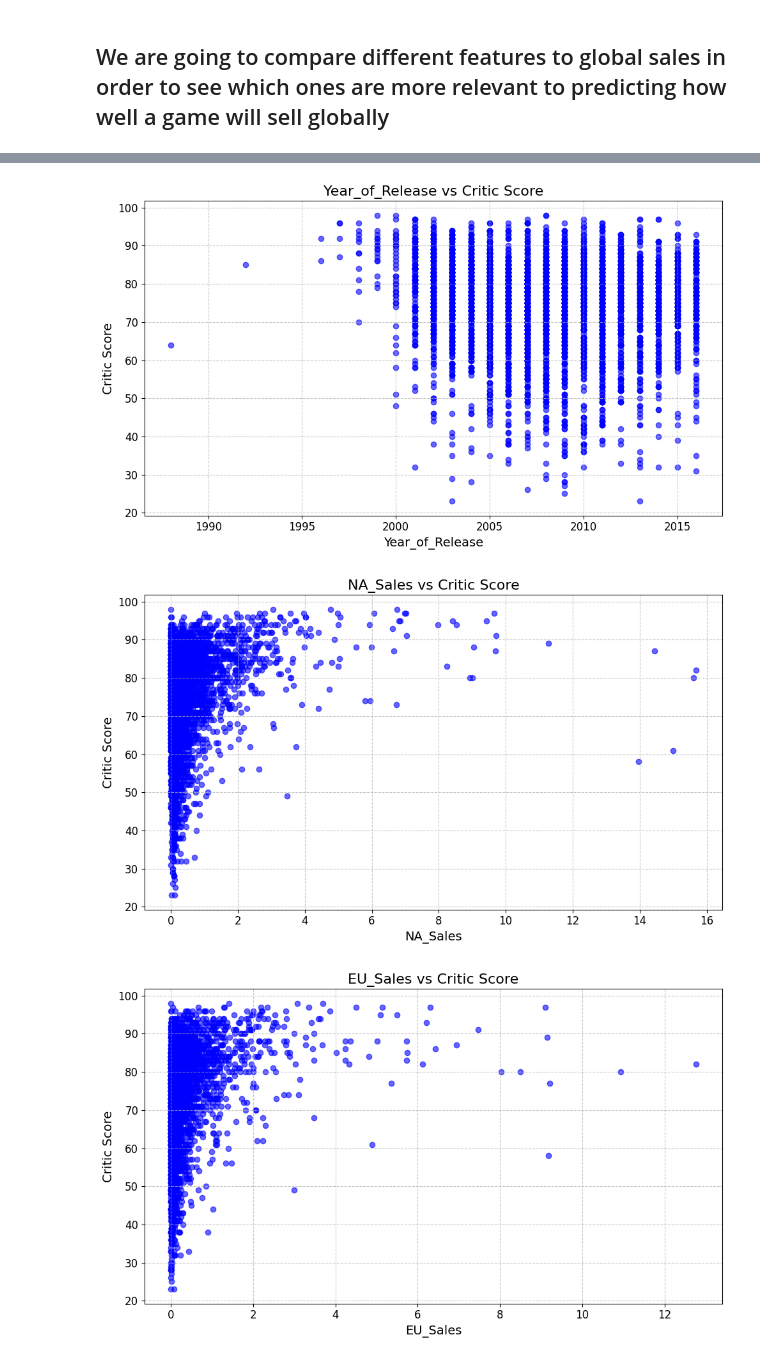
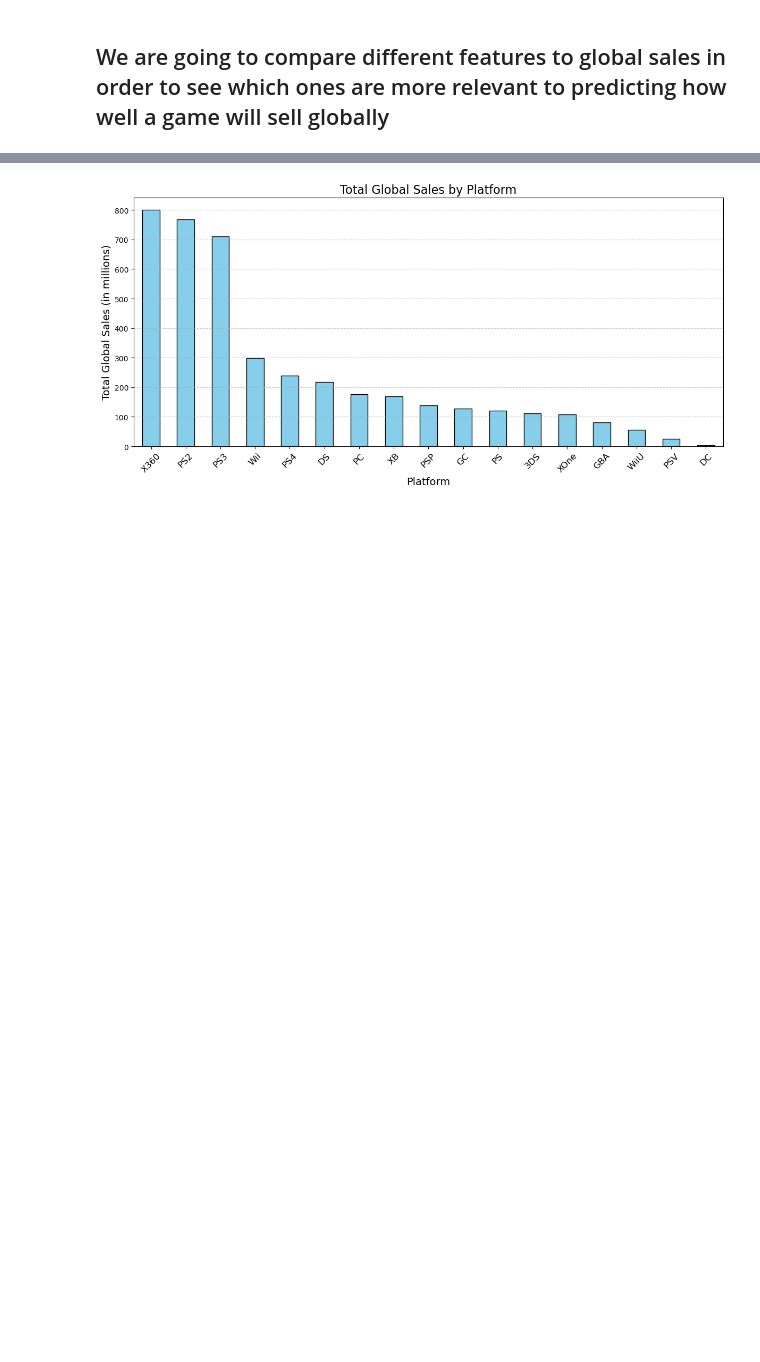
Before and after one commit to SahirHameed/Video-Game-Sales-Prediction, a Jupyter notebook: Video_Game_Sales_Prediction.ipynb, the cells around one changed output, grey strips where cells are left out. Saved outputs shown, nothing was run; the diff lists cells and outputs as text; code cells hidden in the pictures; blank space fills up the shorter version.

```diff
--- a/Video_Game_Sales_Prediction.ipynb
+++ b/Video_Game_Sales_Prediction.ipynb
@@ -477,12 +497,12 @@ print(df.shape)
 # %%
-print('df["Platform"].unique():', df["Platform"].unique())
-print('df["Genre"].unique():', df["Genre"].unique())
-print('df["Publisher"].unique():', df["Publisher"].unique().__len__())
-print('df["Developer"].unique():', df["Developer"].unique())
-print('df["Rating"].unique():', df["Rating"].unique())
+# print('df["Platform"].unique():', df["Platform"].unique())
+# print('df["Genre"].unique():', df["Genre"].unique())
+# print('df["Publisher"].unique():', df["Publisher"].unique().__len__())
+# print('df["Developer"].unique():', df["Developer"].unique())
+# print('df["Rating"].unique():', df["Rating"].unique())
 
-df = pd.get_dummies(df, columns=["Platform", "Genre", "Rating"])
-# df.head()
-
-# rating AO - 1
-# rating K-A - 1
+# # df = pd.get_dummies(df, columns=["Platform", "Genre", "Rating"])
+# # df.head()
+#
+# # rating AO - 1
+# # rating K-A - 1
@@ -507,17 +509,19 @@ df["Rating"].unique(): ['E' 'M' 'T' 'E10+' 'AO' 'K-A']
 # %%
-# Compare each numerical column to Global_Sales using scatter plots platform vs critic score [col should be going through platforms]
-for col in numerical_columns:
-    plt.figure(figsize=(10, 6))
-    plt.scatter(df[col], df["Critic_Score"], alpha=0.6, color="blue")
-    plt.title(f"{col} vs Critic Score", fontsize=16)
-    plt.xlabel(col, fontsize=14)
-    plt.ylabel("Critic Score", fontsize=14)
-    plt.xticks(fontsize=12)
-    plt.yticks(fontsize=12)
-    plt.grid(axis="both", linestyle="--", alpha=0.7)
-    plt.tight_layout()
-    plt.show()
+# Step 1: Group by Platform and Summarize Global Sales
+platform_totals = df.groupby("Platform")["Global_Sales"].sum().sort_values(ascending=False)
+
+# Step 2: Bar Chart for Total Global Sales by Platform
+plt.figure(figsize=(12, 6))
+platform_totals.plot(kind="bar", color="skyblue", edgecolor="black")
+plt.title("Total Global Sales by Platform", fontsize=16)
+plt.xlabel("Platform", fontsize=14)
+plt.ylabel("Total Global Sales (in millions)", fontsize=14)
+plt.xticks(rotation=45, fontsize=12)
+plt.grid(axis="y", linestyle="--", alpha=0.7)
+plt.tight_layout()
+plt.show()
+
+# Step 3: Scatter Plot for Each Platform
+platforms = df["Platform"].unique()
 # %% [output]
-[figure, old version]
+[figure, new version]
-[figure, removed]
-[figure, removed]
```
Also changed, not shown: parts of 27 cells of this notebook.
